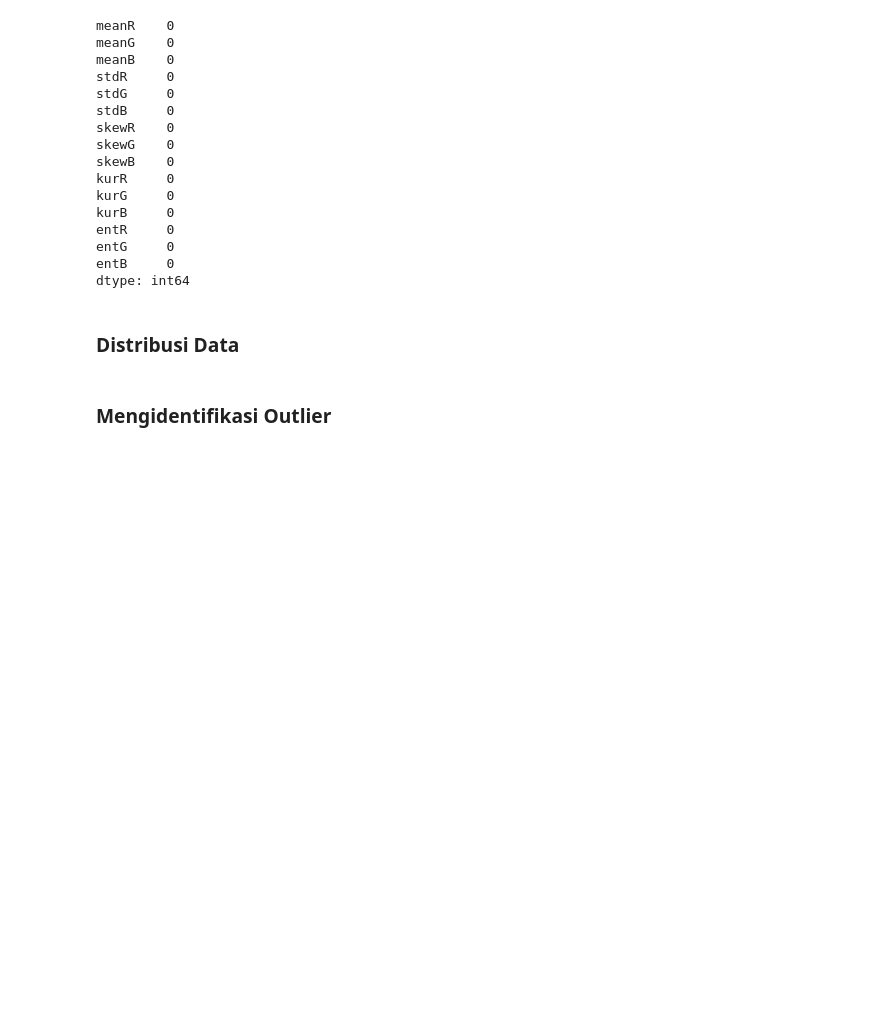
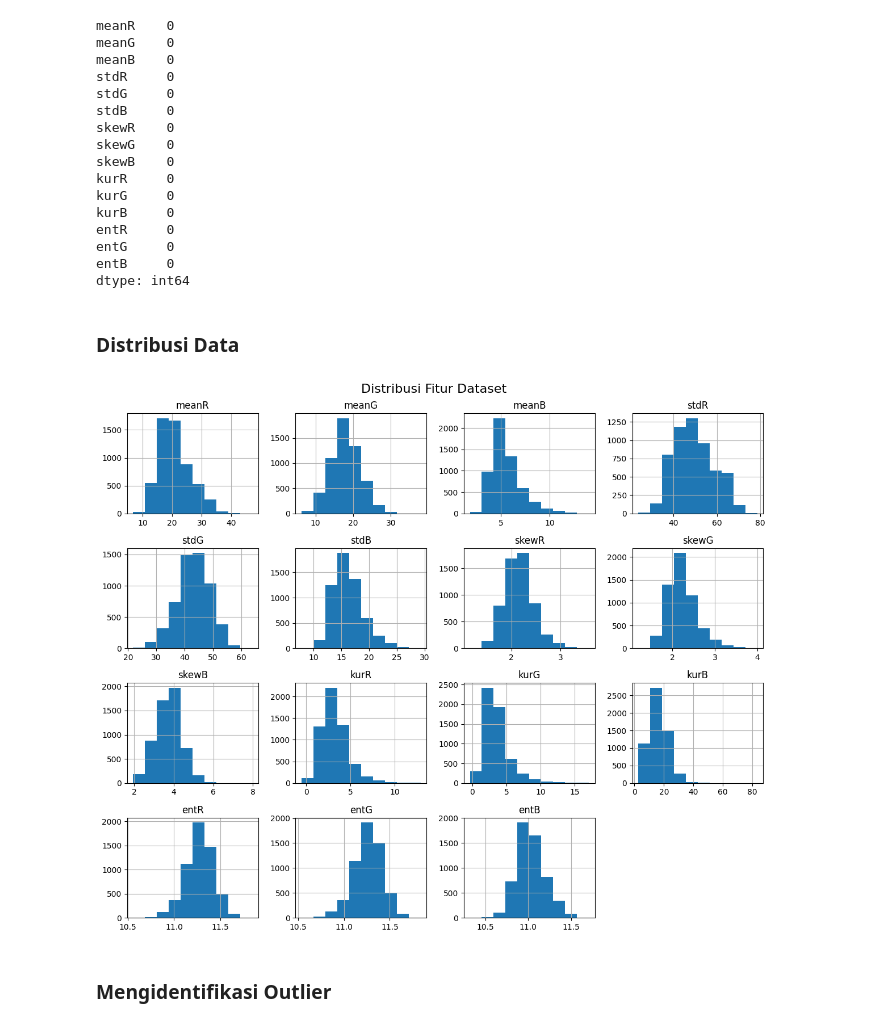
Before and after one commit to Hadoroo/ProjekAKhirJST, a Jupyter notebook: Project_Akhir.ipynb, the cells around one changed output. Drawn from its saved outputs; the diff is of its cells as text; code cells hidden in the pictures; blank space fills up the shorter version.

```diff
--- a/Project_Akhir.ipynb
+++ b/Project_Akhir.ipynb
@@ -101,14 +101,13 @@ dtype: int64
 # %%
 # import matplotlib.pyplot as plt
 # import seaborn as sns
 
-# # Assuming 'df' is your DataFrame containing the dataset
-
-# # Create histograms for all features in 'df'
-# df.hist(figsize=(12, 10))  # Adjust figure size as needed
-# plt.suptitle('Distribusi Fitur Dataset', fontsize=16)
-# plt.tight_layout()
-# plt.show()
+df.hist(figsize=(12, 10))  # Adjust figure size as needed
+plt.suptitle('Distribusi Fitur Dataset', fontsize=16)
+plt.tight_layout()
+plt.show()
+# %% [output]
+[figure, added]
 # %% [markdown]
 ### Mengidentifikasi Outlier
 # %%
```
Also changed, not shown: parts of 19 cells of this notebook.
